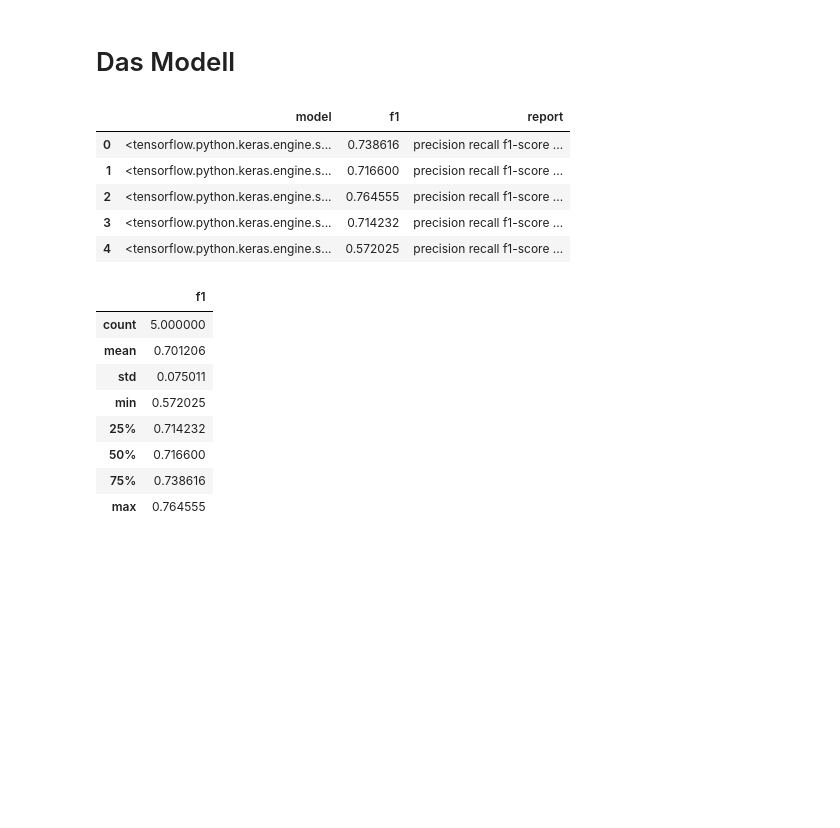
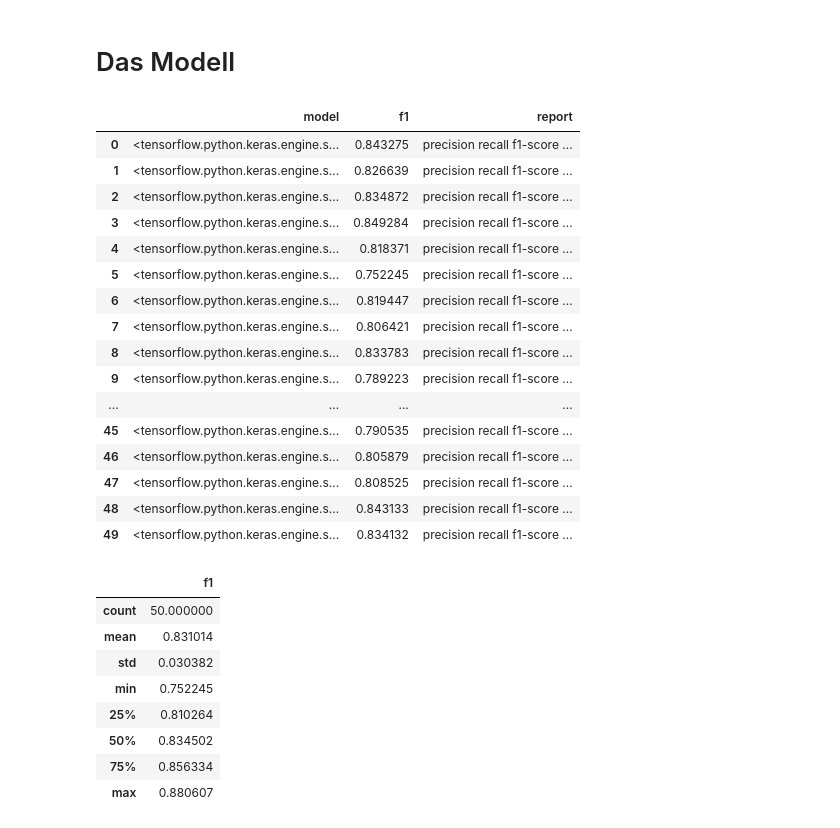
Before and after one commit to NicoPiel/LiteraturSeminar, a Jupyter notebook: nn.ipynb, the cells around one changed output. Saved outputs shown, nothing was run; the diff lists cells and outputs as text; code cells hidden in the pictures; blank space fills up the shorter version.

```diff
--- a/nn.ipynb
+++ b/nn.ipynb
@@ -143,6 +159,11 @@ def nn(random_state):
     # Train-Test-Split als 60/40
     X_train, X_test, y_train, y_test = train_test_split(X, y, test_size=0.3, random_state=random_state)
 
+    #Feature Scaling
+    sc = StandardScaler()
+    X_train = sc.fit_transform(X_train)
+    X_test = sc.transform(X_test)
+
     # Das Modell soll aufhören zu rechnen, falls es keine nennenswerten Verbesserungen mehr gibt
     early_stopping = callbacks.EarlyStopping(
         min_delta=0.001,
@@ -150,21 +171,20 @@ def nn(random_state):
         restore_best_weights=True
     )
 
+    class_weights = dict(enumerate(class_weight.compute_class_weight('balanced', np.unique(y_train), y_train)))
+
     # Das NN besteht aus einer Mischung von Dense-, Normalization- und Dropout-Layern.
     network = keras.Sequential([
         layers.Dense(8, activation='relu', input_shape=[X_train.shape[1]]),
         layers.Dense(8, activation='relu'),
         layers.Dense(8, activation='relu'),
-        layers.Dense(8, activation='relu'),
-        layers.Dense(8, activation='relu'),
-        layers.Dense(8, activation='relu'),
-        layers.Dense(8, activation='relu'),
+        layers.Dense(2, activation='softmax'),
         layers.Dense(1, activation='sigmoid', name='output'),
     ])
 
     # NN kompilieren
     network.compile(
-        optimizer='sgd',
+        optimizer='adam',
         loss='binary_crossentropy',
         metrics=[keras.metrics.BinaryAccuracy()]
     )
@@ -173,6 +193,7 @@ def nn(random_state):
         X_train, y_train,
         validation_data=(X_test, y_test),
         batch_size=128,
+        class_weight=class_weights,
         epochs=512,
         shuffle=True,
         callbacks=[early_stopping],
@@ -186,7 +207,7 @@ def nn(random_state):
     y_pred_corrected = []
 
     for pred in y_pred:
-        if pred > 0.5:
+        if pred >= 0.5:
             y_pred_corrected.append(1)
         else:
             y_pred_corrected.append(0)
@@ -203,22 +224,33 @@ def nn(random_state):
 # %%
 # 100 verschiedene Modelle trainieren und in einen DataFrame speichern
 # Das kann ein paar Stunden dauern
 
 results = {}
 
-for i in np.arange(5):
+for i in np.arange(50):
     f1, report, model = nn(i)
     results[i] = [model, f1, report]
     clear_output()
     df_results = pd.DataFrame.from_dict(results, orient='index', columns=['model', 'f1', 'report'])
     display(df_results)
 # %% [output]
 |  | model | f1 | report |
-| 0 | <tensorflow.python.keras.engine.s... | 0.738616 | precision recall f1-score ... |
-| 1 | <tensorflow.python.keras.engine.s... | 0.716600 | precision recall f1-score ... |
-| 2 | <tensorflow.python.keras.engine.s... | 0.764555 | precision recall f1-score ... |
-| 3 | <tensorflow.python.keras.engine.s... | 0.714232 | precision recall f1-score ... |
-| 4 | <tensorflow.python.keras.engine.s... | 0.572025 | precision recall f1-score ... |
+| 0 | <tensorflow.python.keras.engine.s... | 0.843275 | precision recall f1-score ... |
+| 1 | <tensorflow.python.keras.engine.s... | 0.826639 | precision recall f1-score ... |
+| 2 | <tensorflow.python.keras.engine.s... | 0.834872 | precision recall f1-score ... |
+| 3 | <tensorflow.python.keras.engine.s... | 0.849284 | precision recall f1-score ... |
+| 4 | <tensorflow.python.keras.engine.s... | 0.818371 | precision recall f1-score ... |
+| 5 | <tensorflow.python.keras.engine.s... | 0.752245 | precision recall f1-score ... |
+| 6 | <tensorflow.python.keras.engine.s... | 0.819447 | precision recall f1-score ... |
+| 7 | <tensorflow.python.keras.engine.s... | 0.806421 | precision recall f1-score ... |
+| 8 | <tensorflow.python.keras.engine.s... | 0.833783 | precision recall f1-score ... |
+| 9 | <tensorflow.python.keras.engine.s... | 0.789223 | precision recall f1-score ... |
+| ... | ... | ... | ... |
+| 45 | <tensorflow.python.keras.engine.s... | 0.790535 | precision recall f1-score ... |
+| 46 | <tensorflow.python.keras.engine.s... | 0.805879 | precision recall f1-score ... |
+| 47 | <tensorflow.python.keras.engine.s... | 0.808525 | precision recall f1-score ... |
+| 48 | <tensorflow.python.keras.engine.s... | 0.843133 | precision recall f1-score ... |
+| 49 | <tensorflow.python.keras.engine.s... | 0.834132 | precision recall f1-score ... |
 # %%
 # DataFrame nach bestem F1-Score sortieren
 df_results_sorted = df_results.sort_values(by=['f1'], ascending=False)
@@ -230,11 +262,11 @@ for i in np.arange(5):
 df_results.describe()
 # %% [output]
 |  | f1 |
-| count | 5.000000 |
-| mean | 0.701206 |
-| std | 0.075011 |
-| min | 0.572025 |
-| 25% | 0.714232 |
-| 50% | 0.716600 |
-| 75% | 0.738616 |
-| max | 0.764555 |
+| count | 50.000000 |
+| mean | 0.831014 |
+| std | 0.030382 |
+| min | 0.752245 |
+| 25% | 0.810264 |
+| 50% | 0.834502 |
+| 75% | 0.856334 |
+| max | 0.880607 |
```
Also changed, not shown: parts of 2 cells of this notebook, 6 other files.
